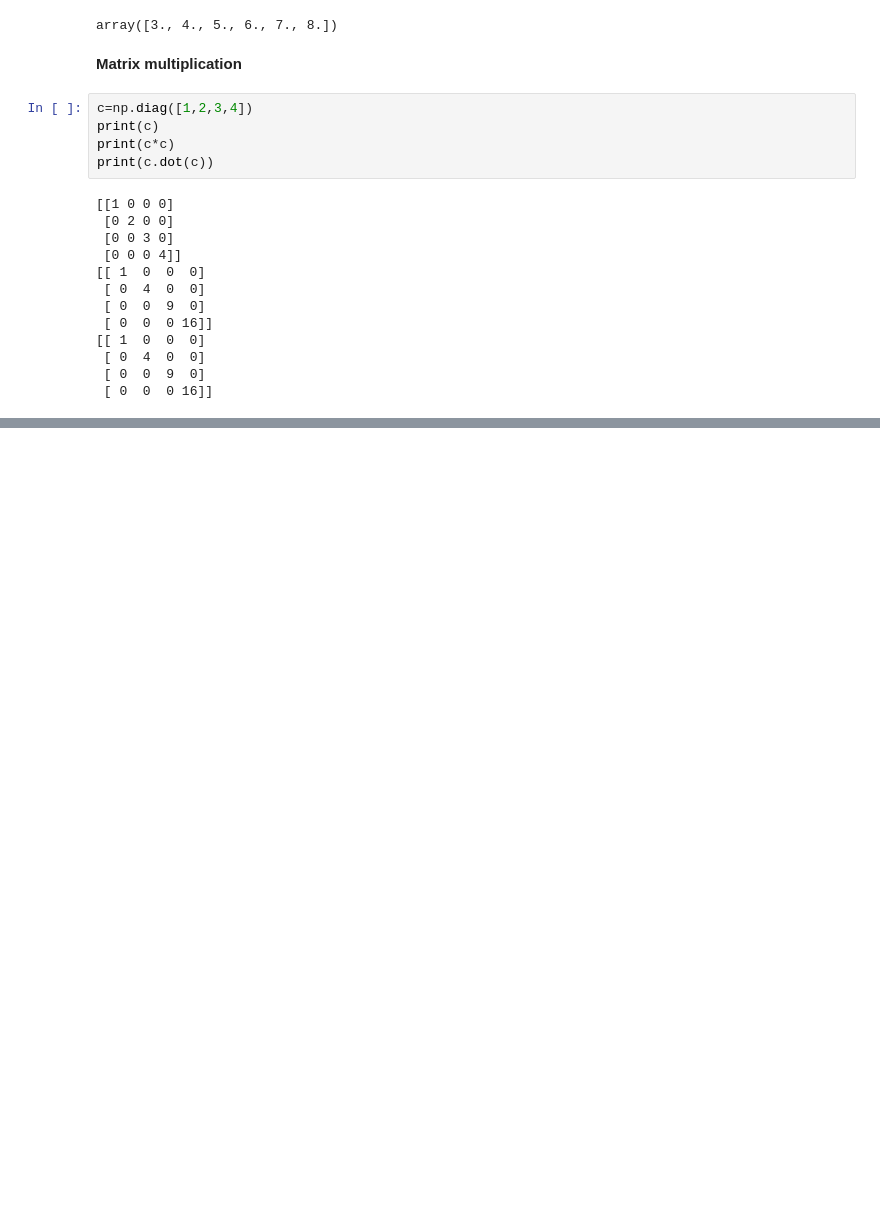
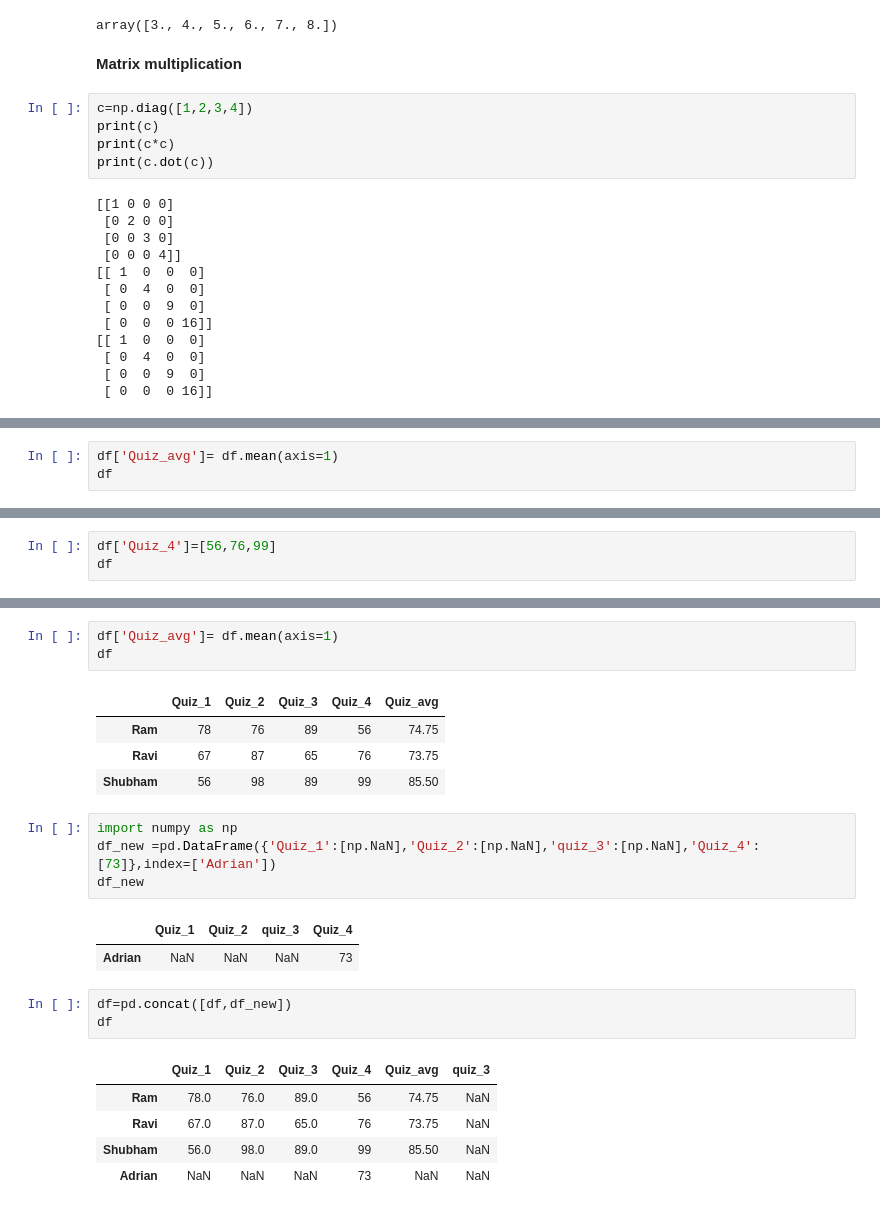
Before and after one commit to Shubham81155/data-science3sem, a Jupyter notebook: datascienceclasses.ipynb, the cells around one changed output, grey strips where cells are left out. Cells and saved outputs as stored; diff of their text form; blank space fills up the shorter version.

```diff
--- a/datascienceclasses.ipynb
+++ b/datascienceclasses.ipynb
@@ -634,0 +752,3 @@ print(c.dot(c))
+# %%
+df['Quiz_avg']= df.mean(axis=1)
+df
@@ -634,0 +760,3 @@ print(c.dot(c))
+# %%
+df['Quiz_4']=[56,76,99]
+df
@@ -634,0 +776,24 @@ print(c.dot(c))
+# %%
+df['Quiz_avg']= df.mean(axis=1)
+df
+# %% [output]
+|  | Quiz_1 | Quiz_2 | Quiz_3 | Quiz_4 | Quiz_avg |
+| Ram | 78 | 76 | 89 | 56 | 74.75 |
+| Ravi | 67 | 87 | 65 | 76 | 73.75 |
+| Shubham | 56 | 98 | 89 | 99 | 85.50 |
+# %%
+import numpy as np
+df_new =pd.DataFrame({'Quiz_1':[np.NaN],'Quiz_2':[np.NaN],'quiz_3':[np.NaN],'Quiz_4':[73]},index=['Adrian'])
+df_new
+# %% [output]
+|  | Quiz_1 | Quiz_2 | quiz_3 | Quiz_4 |
+| Adrian | NaN | NaN | NaN | 73 |
+# %%
+df=pd.concat([df,df_new])
+df
+# %% [output]
+|  | Quiz_1 | Quiz_2 | Quiz_3 | Quiz_4 | Quiz_avg | quiz_3 |
+| Ram | 78.0 | 76.0 | 89.0 | 56 | 74.75 | NaN |
+| Ravi | 67.0 | 87.0 | 65.0 | 76 | 73.75 | NaN |
+| Shubham | 56.0 | 98.0 | 89.0 | 99 | 85.50 | NaN |
+| Adrian | NaN | NaN | NaN | 73 | NaN | NaN |
```
Also changed, not shown: parts of 29 cells of this notebook.
